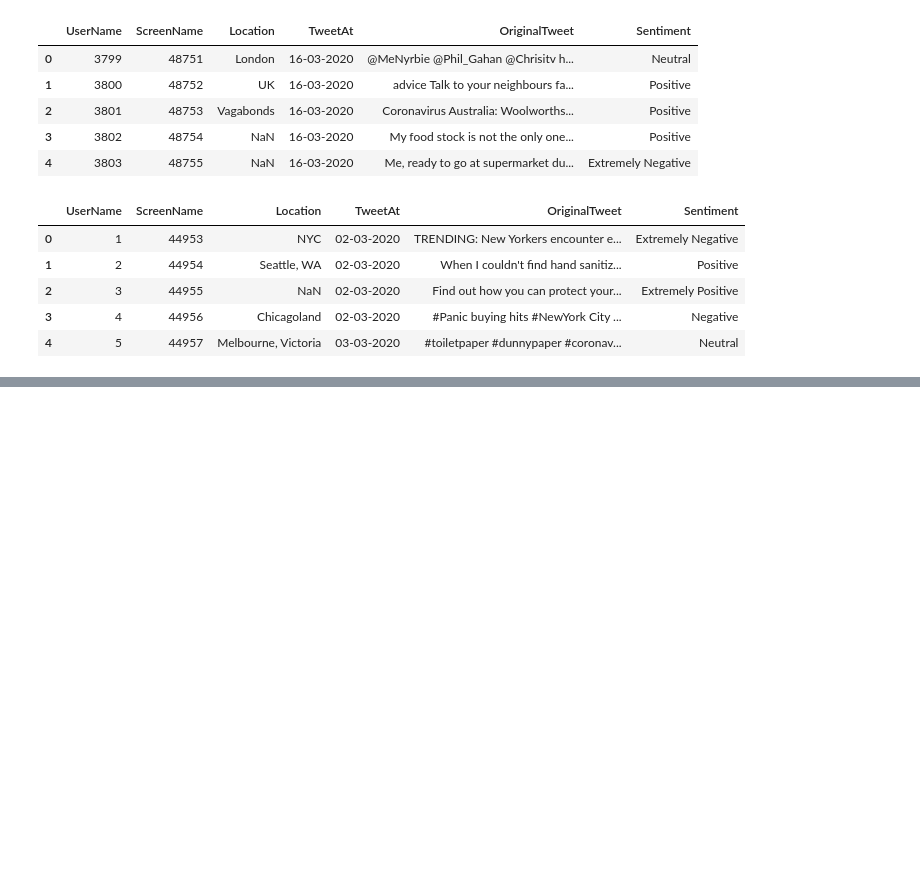
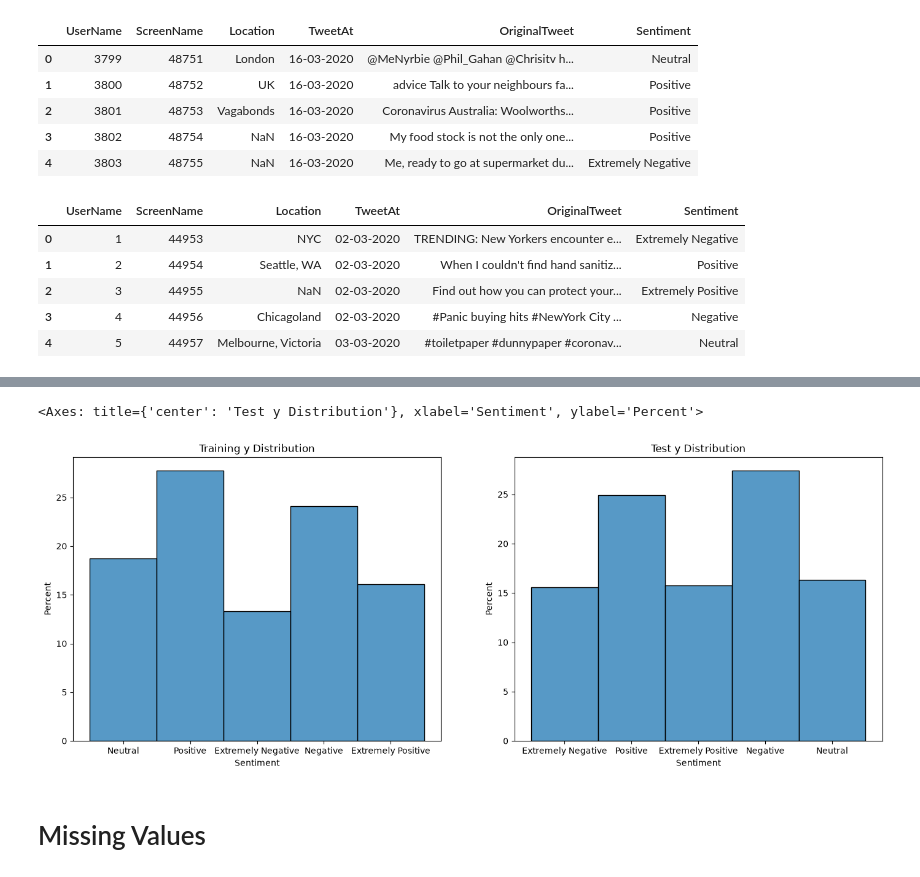
Before and after one commit to HusseinH214/Text-Classication, a Jupyter notebook: notebooks/EDA.ipynb, the cells around one changed output, grey strips where cells are left out. Drawn from its saved outputs; the diff is of its cells as text; code cells hidden in the pictures; blank space fills up the shorter version.

```diff
--- a/notebooks/EDA.ipynb
+++ b/notebooks/EDA.ipynb
@@ -33,0 +204,11 @@ test_df.head()
+# %%
+fig, axes = plt.subplots(1,2,figsize=(17,6))
+axes[0].set_title("Training y Distribution")
+axes[1].set_title("Test y Distribution")
+sns.histplot(train_df["Sentiment"], ax=axes[0] ,stat = "percent")
+sns.histplot(test_df["Sentiment"], ax=axes[1] ,stat = "percent")
+# %% [output]
+<Axes: title={'center': 'Test y Distribution'}, xlabel='Sentiment', ylabel='Percent'>
+[figure, added]
+# %% [markdown]
+# Missing Values
```
Also changed, not shown: parts of 42 cells of this notebook, 1 other file.
